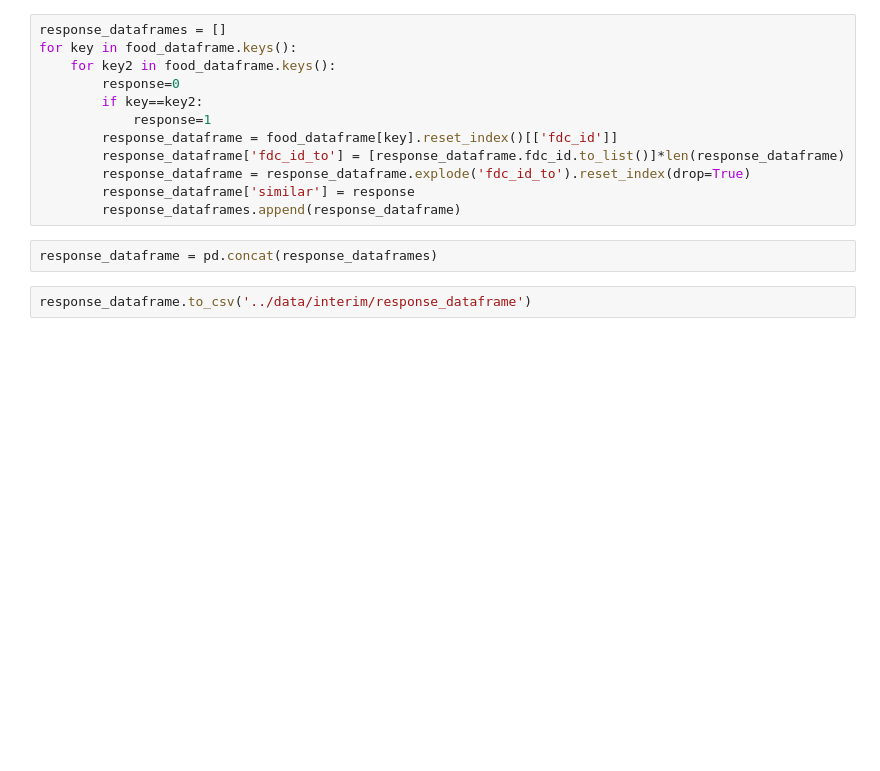
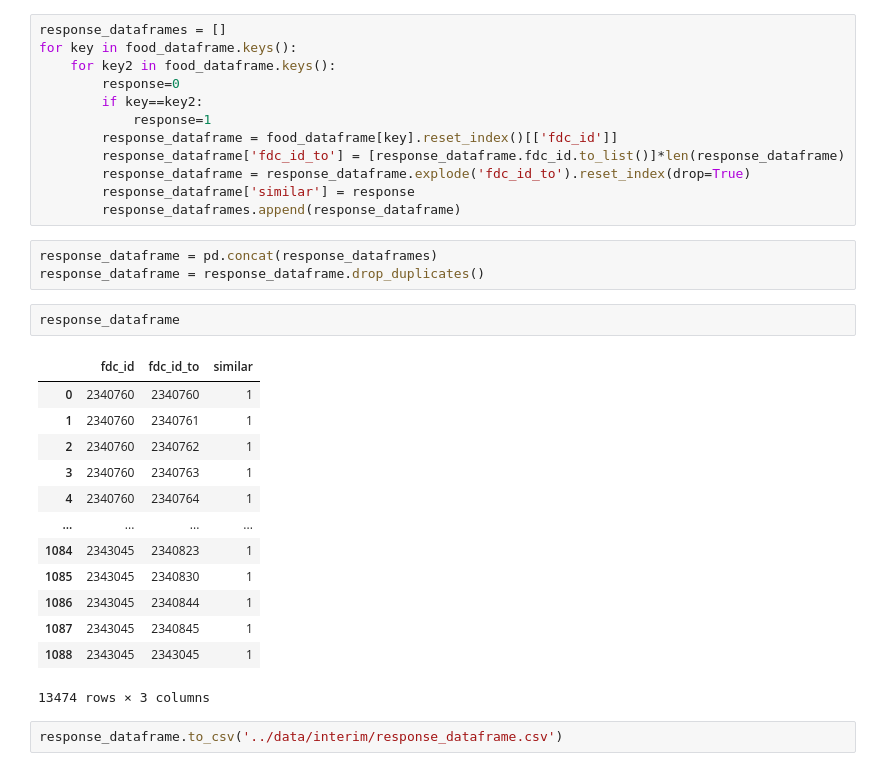
Before and after one commit to dhdzmota/ingenieria_en_alimentos, a Jupyter notebook: ai_in_food/notebooks/5-DHM-get-ingredients-nutritional-info-and-response-var.ipynb, the cells around one changed output. Cells and saved outputs as stored; diff of their text form; blank space fills up the shorter version.

```diff
--- a/ai_in_food/notebooks/5-DHM-get-ingredients-nutritional-info-and-response-var.ipynb
+++ b/ai_in_food/notebooks/5-DHM-get-ingredients-nutritional-info-and-response-var.ipynb
@@ -201,5 +227,22 @@ for key in food_dataframe.keys():
         response_dataframes.append(response_dataframe)
 # %%
 response_dataframe = pd.concat(response_dataframes)
+response_dataframe = response_dataframe.drop_duplicates()
+# %%
+response_dataframe
+# %% [output]
+|  | fdc_id | fdc_id_to | similar |
+| 0 | 2340760 | 2340760 | 1 |
+| 1 | 2340760 | 2340761 | 1 |
+| 2 | 2340760 | 2340762 | 1 |
+| 3 | 2340760 | 2340763 | 1 |
+| 4 | 2340760 | 2340764 | 1 |
+| ... | ... | ... | ... |
+| 1084 | 2343045 | 2340823 | 1 |
+| 1085 | 2343045 | 2340830 | 1 |
+| 1086 | 2343045 | 2340844 | 1 |
+| 1087 | 2343045 | 2340845 | 1 |
+| 1088 | 2343045 | 2343045 | 1 |
+13474 rows × 3 columns
 # %%
-response_dataframe.to_csv('../data/interim/response_dataframe')
+response_dataframe.to_csv('../data/interim/response_dataframe.csv')
```
Also changed, not shown: parts of 5 cells of this notebook, 2 other files.
